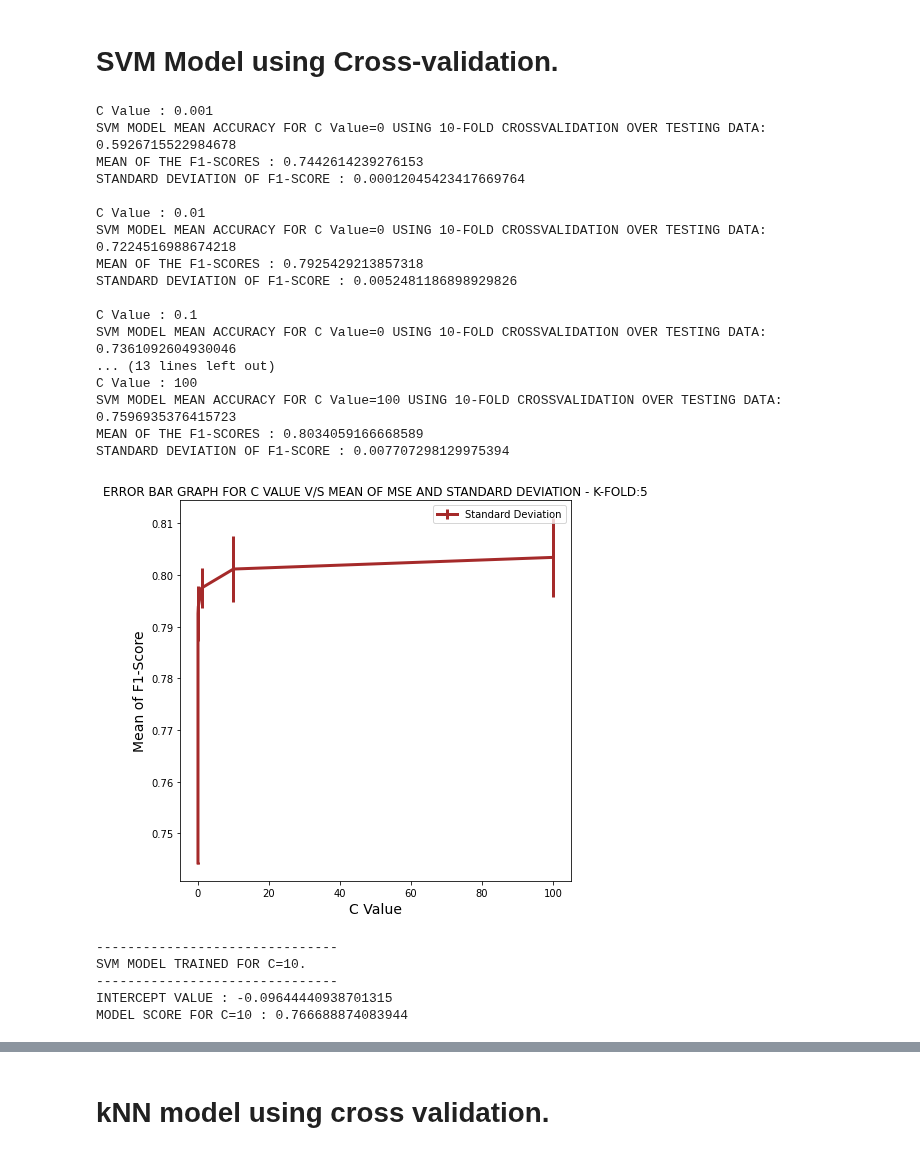
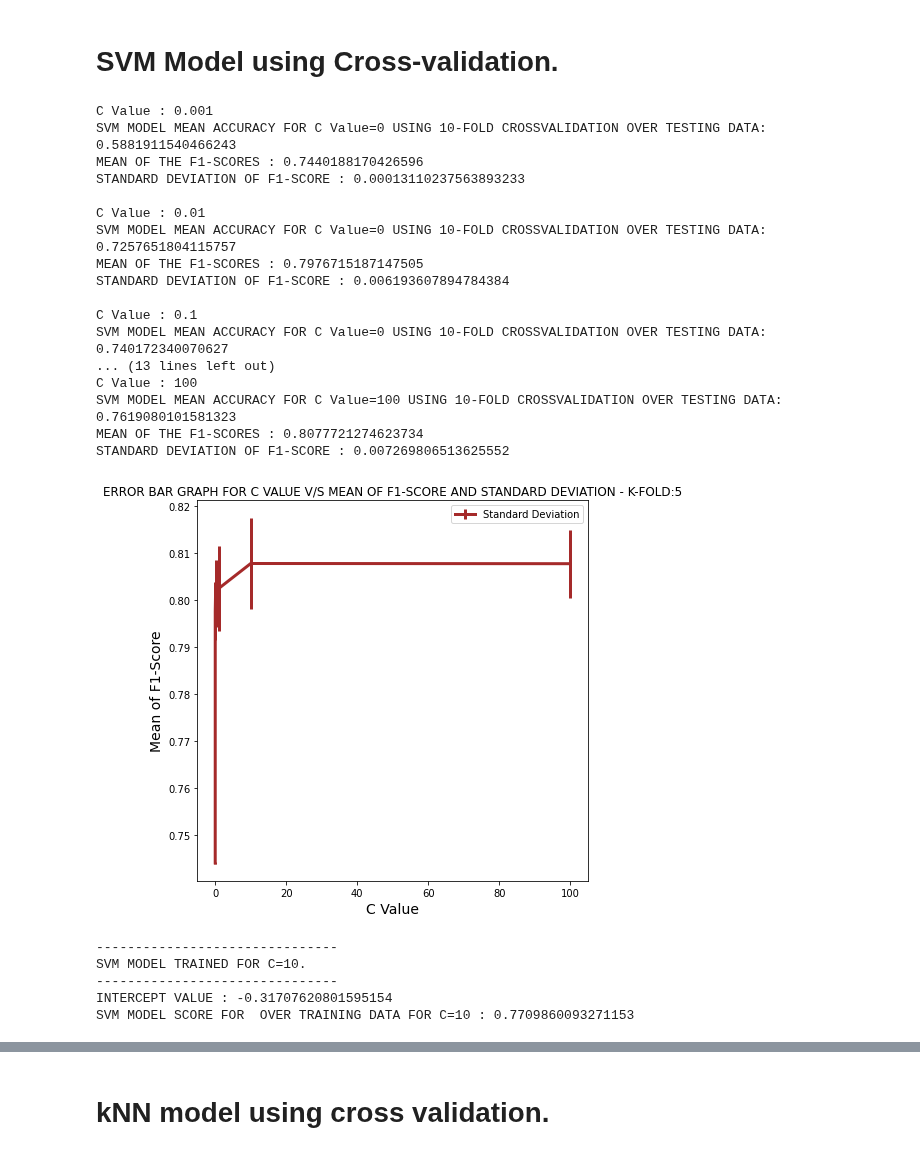
Before and after one commit to siddhesh21/Dublin-Rainfall-Analysis-Predictions, a Jupyter notebook: final_assignment/Rain_Prediction_Dublin.ipynb, the cells around one changed output, grey strips where cells are left out. Cells and saved outputs as stored; diff of their text form; code cells hidden in the pictures.

```diff
--- a/final_assignment/Rain_Prediction_Dublin.ipynb
+++ b/final_assignment/Rain_Prediction_Dublin.ipynb
@@ -420,13 +427,13 @@ for max_iter_Val in max_iter_Arr:
     logisticReg = LogisticRegression(penalty="l1",max_iter = 100, solver = "liblinear") #max_iter alteration for different values
     temp=[]
     temp_acc = []
-    for train, test in kfold.split(norm_training_data):
-        logisticReg.fit(norm_training_data[train], target_Arr[train])
-        ypred = logisticReg.predict(norm_training_data[test])
-        temp_acc.append(accuracy_score(target_Arr[test],ypred))
-        ypred = logisticReg.predict(norm_training_data)
+    for train, test in kfold.split(X_train):
+        logisticReg.fit(X_train[train], y_train[train])
+        ypred = logisticReg.predict(X_train[test])
+        temp_acc.append(accuracy_score(y_train[test],ypred))
+        ypred = logisticReg.predict(X_train)
     mean_accuracy.append(np.array(temp_acc).mean())
-    scores = cross_val_score(logisticReg,norm_training_data[train],target_Arr[train], cv=5, scoring='f1')
+    scores = cross_val_score(logisticReg,X_train[train],y_train[train], cv=5, scoring='f1')
     f1_score.append(np.array(scores).mean())
     std_error.append(np.array(scores).std())
     print("max_iter Value :",max_iter_Val)
@@ -435,7 +442,7 @@ for max_iter_Val in max_iter_Arr:
     print("STANDARD DEVIATION OF F1-SCORE :",std_error[-1],"\n")
 plt.figure(figsize=(7,7))
 plt.errorbar(max_iter_Arr,f1_score,yerr=std_error,linewidth=3, color = "brown")
-plt.xlabel('n Value', fontsize = 14)
+plt.xlabel('max_iter value', fontsize = 14)
 plt.ylabel('Mean of F1 Score', fontsize = 14)
 plt.title("ERROR BAR GRAPH FOR max_iter value V/S MEAN AND STANDARD ERROR OF F1 SCORE - K-FOLD:%s"%str(kfold_n))
 plt.legend(["F1 Score"], bbox_to_anchor=(1, 1))
@@ -462,16 +469,9 @@ STANDARD DEVIATION OF F1-SCORE : 0.0033067396648012093
 # %%
-logisticReg = LogisticRegression(penalty="l1",max_iter = 200, solver = "liblinear") #max_iter alteration for different values
-logisticReg.fit(norm_training_data, target_Arr)
-y_pred = logisticReg.predict(norm_training_data)
+logisticReg = LogisticRegression(penalty="l1",max_iter = 350, solver = "liblinear") #max_iter alteration for different values
+logisticReg.fit(X_train, y_train)
+y_pred_logistic = logisticReg.predict(X_train)
 intercept_value = logisticReg.intercept_
-# theta1 = logisticReg.coef_[0,0]
-# theta2 = logisticReg.coef_[0,1]
 print("INTERCEPT VALUE :", intercept_value[0])
-# print("theta1 :", theta1)
-# print("theta2 :", theta2)
-# print("theta values: "+ str(logisticReg.coef_))
-
-
-logisticRegression_accuracy = metrics.accuracy_score(target_Arr,y_pred)
-print(logisticRegression_accuracy)
+logisticRegression_accuracy = metrics.accuracy_score(y_train,y_pred_logistic)
+print("Accuracy over training data : ",logisticRegression_accuracy)
 # %% [output]
@@ -550,68 +521,63 @@ C_array = [0.001,0.01,0.1,1,10,100]
 f1_score=[]
 std_error=[]
 mean_accuracy = []
 for C_value in C_array:
     kfold_n = 5
     kfold = KFold(n_splits=kfold_n)
     svmModel = svm.SVC(C = C_value, kernel = "rbf")
     temp=[]
     temp_acc = []
-    for train, test in kfold.split(norm_training_data):
-        svmModel.fit(norm_training_data[train], target_Arr[train])
-        ypred = svmModel.predict(norm_training_data[test])
-        temp_acc.append(accuracy_score(target_Arr[test],ypred))
-        ypred = svmModel.predict(norm_training_data)
+    for train, test in kfold.split(X_train):
+        svmModel.fit(X_train[train], y_train[train])
+        ypred = svmModel.predict(X_train[test])
+        temp_acc.append(accuracy_score(y_train[test],ypred))
+        ypred = svmModel.predict(X_train)
     mean_accuracy.append(np.array(temp_acc).mean())
-    scores = cross_val_score(svmModel,norm_training_data[train],target_Arr[train], cv=5, scoring='f1')
+    scores = cross_val_score(svmModel,X_train[train],y_train[train], cv=5, scoring='f1')
     f1_score.append(np.array(scores).mean())
     std_error.append(np.array(scores).std())
     print("C Value :",C_value)
     print("SVM MODEL MEAN ACCURACY FOR C Value=%d USING 10-FOLD CROSSVALIDATION OVER TESTING DATA: "%C_value,mean_accuracy[-1])
     print("MEAN OF THE F1-SCORES :",f1_score[-1])
     print("STANDARD DEVIATION OF F1-SCORE :",std_error[-1],"\n")
 plt.figure(figsize=(7,7))
 plt.errorbar(C_array,f1_score,yerr=std_error,linewidth=3, color = "brown")
 plt.xlabel('C Value', fontsize = 14)
 plt.ylabel('Mean of F1-Score', fontsize = 14)
-plt.title("ERROR BAR GRAPH FOR C VALUE V/S MEAN OF MSE AND STANDARD DEVIATION - K-FOLD:%s"%str(kfold_n))
+plt.title("ERROR BAR GRAPH FOR C VALUE V/S MEAN OF F1-SCORE AND STANDARD DEVIATION - K-FOLD:%s"%str(kfold_n))
 plt.legend(["Standard Deviation"], bbox_to_anchor=(1, 1))
 plt.show()
 # %% [output]
 C Value : 0.001
-SVM MODEL MEAN ACCURACY FOR C Value=0 USING 10-FOLD CROSSVALIDATION OVER TESTING DATA:  0.5926715522984678
-MEAN OF THE F1-SCORES : 0.7442614239276153
-STANDARD DEVIATION OF F1-SCORE : 0.00012045423417669764
+SVM MODEL MEAN ACCURACY FOR C Value=0 USING 10-FOLD CROSSVALIDATION OVER TESTING DATA:  0.5881911540466243
+MEAN OF THE F1-SCORES : 0.7440188170426596
+STANDARD DEVIATION OF F1-SCORE : 0.00013110237563893233
 
 C Value : 0.01
-SVM MODEL MEAN ACCURACY FOR C Value=0 USING 10-FOLD CROSSVALIDATION OVER TESTING DATA:  0.7224516988674218
-MEAN OF THE F1-SCORES : 0.7925429213857318
-STANDARD DEVIATION OF F1-SCORE : 0.0052481186898929826
+SVM MODEL MEAN ACCURACY FOR C Value=0 USING 10-FOLD CROSSVALIDATION OVER TESTING DATA:  0.7257651804115757
+MEAN OF THE F1-SCORES : 0.7976715187147505
+STANDARD DEVIATION OF F1-SCORE : 0.006193607894784384
 
 C Value : 0.1
-SVM MODEL MEAN ACCURACY FOR C Value=0 USING 10-FOLD CROSSVALIDATION OVER TESTING DATA:  0.7361092604930046
+SVM MODEL MEAN ACCURACY FOR C Value=0 USING 10-FOLD CROSSVALIDATION OVER TESTING DATA:  0.740172340070627
 ... (13 lines left out)
 C Value : 100
-SVM MODEL MEAN ACCURACY FOR C Value=100 USING 10-FOLD CROSSVALIDATION OVER TESTING DATA:  0.7596935376415723
-MEAN OF THE F1-SCORES : 0.8034059166668589
-STANDARD DEVIATION OF F1-SCORE : 0.007707298129975394
+SVM MODEL MEAN ACCURACY FOR C Value=100 USING 10-FOLD CROSSVALIDATION OVER TESTING DATA:  0.7619080101581323
+MEAN OF THE F1-SCORES : 0.8077721274623734
+STANDARD DEVIATION OF F1-SCORE : 0.007269806513625552
-[figure, old version]
+[figure, new version]
 # %%
 #Chosen model with best suited C value.
 C_value = 10
 svmModel = svm.SVC(C = C_value, kernel = "rbf")
-svmModel.fit(norm_training_data,target_Arr)
+svmModel.fit(X_train,y_train)
 print("\n-------------------------------\nSVM MODEL TRAINED FOR C=%s.\n-------------------------------"%str(C_value))
 SVMintercept_value = svmModel.intercept_
-#     SVMtheta1 = svmModel.coef_[0,0]
-#     SVMtheta2 = svmModel.coef_[0,1]
 print("INTERCEPT VALUE :", SVMintercept_value[0])
-#     print("theta1 :", SVMtheta1)
-#     print("theta2 :", SVMtheta2)
-print("MODEL SCORE FOR C=%s :"%str(C_value),svmModel.score(norm_training_data,target_Arr))
-y_pred_SVM = svmModel.predict(norm_training_data)
+print("SVM MODEL SCORE FOR  OVER TRAINING DATA FOR C=%s :"%str(C_value),svmModel.score(X_train,y_train))
 # %% [output]
 -------------------------------
 SVM MODEL TRAINED FOR C=10.
 -------------------------------
-INTERCEPT VALUE : -0.09644440938701315
-MODEL SCORE FOR C=10 : 0.766688874083944
+INTERCEPT VALUE : -0.31707620801595154
+SVM MODEL SCORE FOR  OVER TRAINING DATA FOR C=10 : 0.7709860093271153
```
Also changed, not shown: parts of 33 cells of this notebook, 1 other file.
